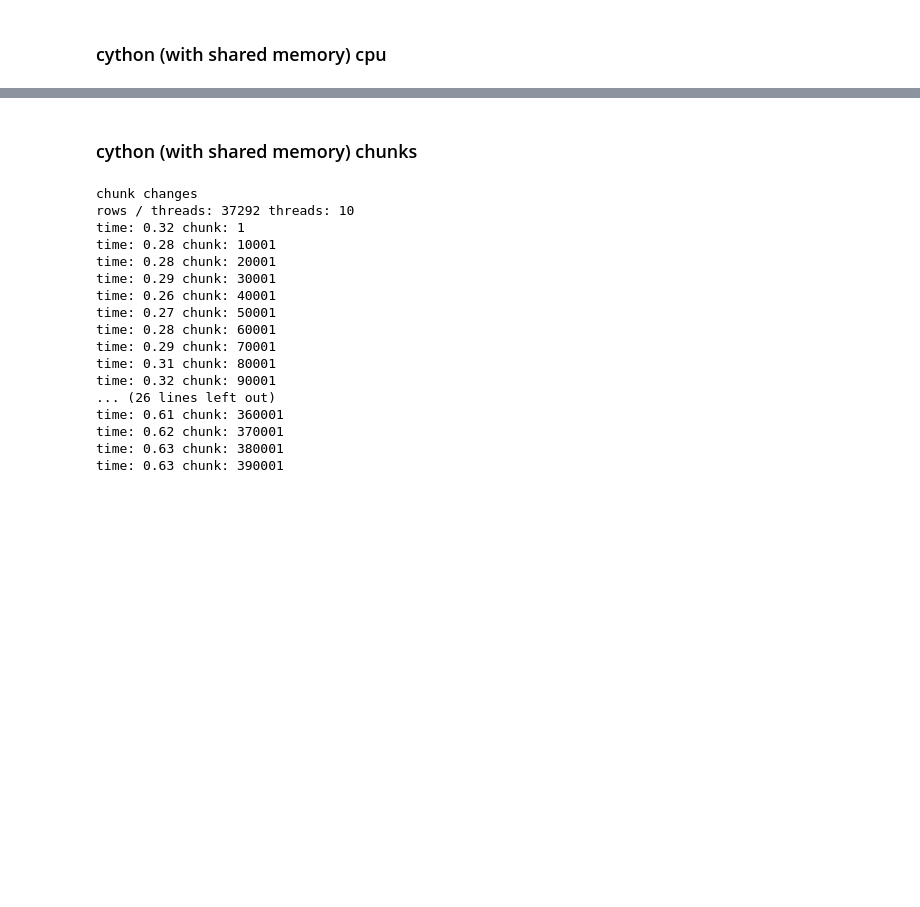
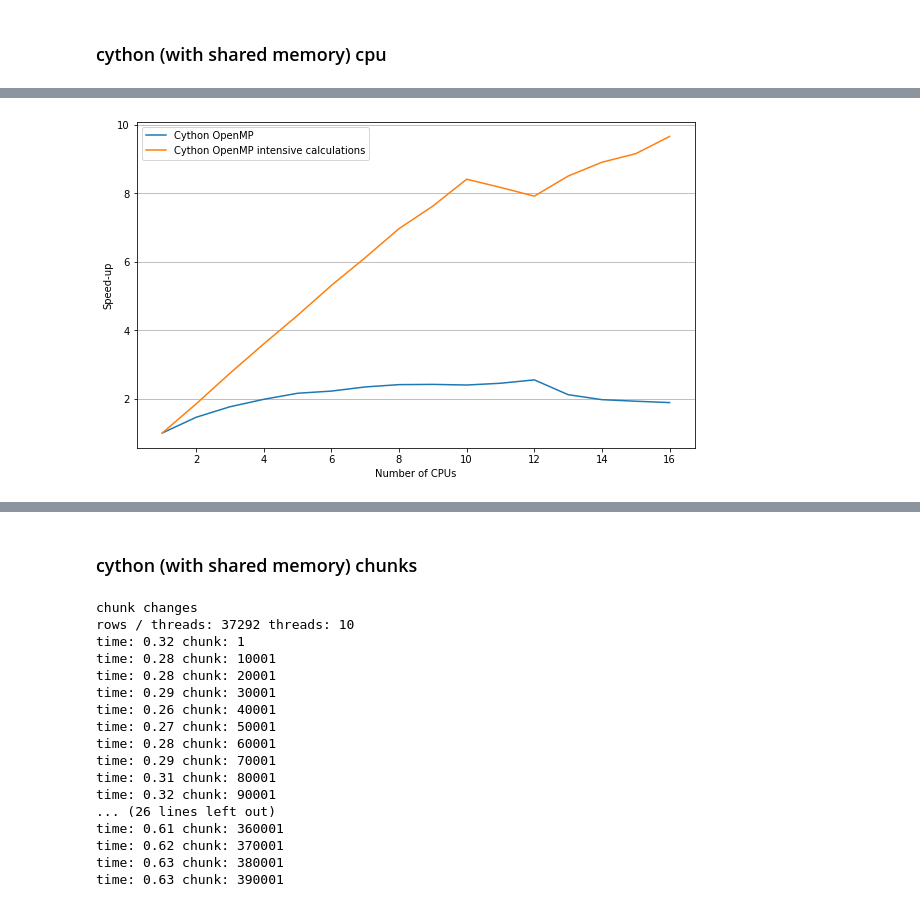
Before and after one commit to AlexApostolakis/par_dataset_conv, a Jupyter notebook: par_conv_tab_2D.ipynb, the cells around one changed output, grey strips where cells are left out. Cells and saved outputs as stored; diff of their text form; code cells hidden in the pictures; blank space fills up the shorter version.

```diff
--- a/par_conv_tab_2D.ipynb
+++ b/par_conv_tab_2D.ipynb
@@ -245,0 +248,2 @@ plotwall(wallsp,maxcpus,"Speed-up")
+# %%
+walltimes1, speedtimes1, proctimes1 = cython_experiment(nruns=1, maxcpus=maxcpus, intens=10000, schedule='static')
@@ -245,0 +268,4 @@ plotwall(wallsp,maxcpus,"Speed-up")
+# %%
+wallsp1={}
+wallsp1['Cython OpenMP']=[walltimes[0]/t for t in walltimes]
+wallsp1['Cython OpenMP intensive calculations']=[walltimes1[0]/t for t in walltimes1]
@@ -245,0 +278,4 @@ plotwall(wallsp,maxcpus,"Speed-up")
+# %%
+plotwall(wallsp1,maxcpus,"Speed-up")
+# %% [output]
+[figure, added]
```
Also changed, not shown: parts of 28 cells of this notebook, 7 other files.
